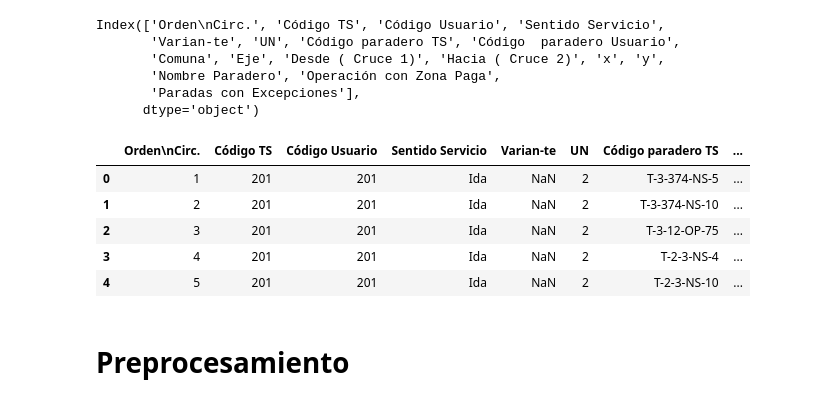
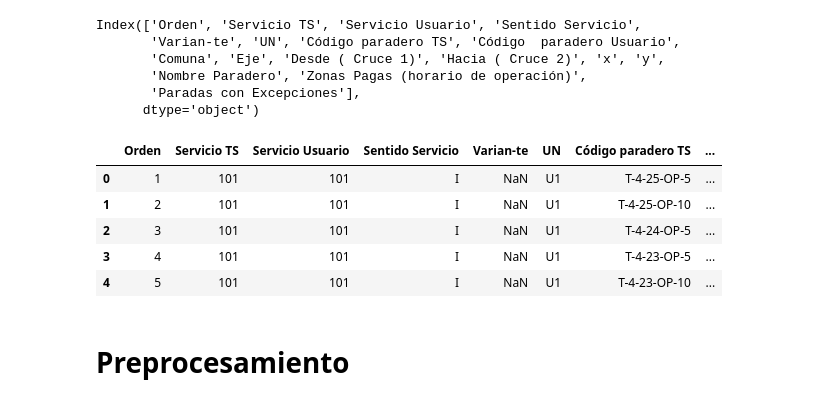
Before and after one commit to joaquincarreno/BusY, a Jupyter notebook: notebooks/02_exploration_paraderos.ipynb, the cells around one changed output. Saved outputs shown, nothing was run; the diff lists cells and outputs as text; code cells hidden in the pictures.

```diff
--- a/notebooks/02_exploration_paraderos.ipynb
+++ b/notebooks/02_exploration_paraderos.ipynb
@@ -1,30 +1,31 @@
 # %%
 import numpy as np
 import pandas as pd
 import geopandas as gpd
 import dask.dataframe as dd
 from pathlib import Path
 
 DATA_DIR = Path('../backend/api/data')
 RAW_DATA = DATA_DIR / 'raw'
 PROCESSED_DATA = DATA_DIR / 'processed'
 INFOBUSES = RAW_DATA / 'buses'
 
-df = pd.read_excel(RAW_DATA / 'paraderos_2018-1.xlsx', dtype={'Código TS': str})
+df = pd.read_excel(RAW_DATA / 'paraderos-2018-04-07.xlsx', dtype={'Orden': int, 'Servicio TS': str, 'Variante': str, 'Sentido Servicio': str})
+
 print(df.columns)
 df.head()
 # %% [output]
-Index(['Orden\nCirc.', 'Código TS', 'Código Usuario', 'Sentido Servicio',
+Index(['Orden', 'Servicio TS', 'Servicio Usuario', 'Sentido Servicio',
        'Varian-te', 'UN', 'Código paradero TS', 'Código  paradero Usuario',
        'Comuna', 'Eje', 'Desde ( Cruce 1)', 'Hacia ( Cruce 2)', 'x', 'y',
-       'Nombre Paradero', 'Operación con Zona Paga',
+       'Nombre Paradero', 'Zonas Pagas (horario de operación)',
        'Paradas con Excepciones'],
       dtype='object')
-|  | Orden\nCirc. | Código TS | Código Usuario | Sentido Servicio | Varian-te | UN | Código paradero TS | ... |
-| 0 | 1 | 201 | 201 | Ida | NaN | 2 | T-3-374-NS-5 | ... |
-| 1 | 2 | 201 | 201 | Ida | NaN | 2 | T-3-374-NS-10 | ... |
-| 2 | 3 | 201 | 201 | Ida | NaN | 2 | T-3-12-OP-75 | ... |
-| 3 | 4 | 201 | 201 | Ida | NaN | 2 | T-2-3-NS-4 | ... |
-| 4 | 5 | 201 | 201 | Ida | NaN | 2 | T-2-3-NS-10 | ... |
+|  | Orden | Servicio TS | Servicio Usuario | Sentido Servicio | Varian-te | UN | Código paradero TS | ... |
+| 0 | 1 | 101 | 101 | I | NaN | U1 | T-4-25-OP-5 | ... |
+| 1 | 2 | 101 | 101 | I | NaN | U1 | T-4-25-OP-10 | ... |
+| 2 | 3 | 101 | 101 | I | NaN | U1 | T-4-24-OP-5 | ... |
+| 3 | 4 | 101 | 101 | I | NaN | U1 | T-4-23-OP-5 | ... |
+| 4 | 5 | 101 | 101 | I | NaN | U1 | T-4-23-OP-10 | ... |
 # %% [markdown]
 # Preprocesamiento
```
Also changed, not shown: parts of 17 cells of this notebook, 3 other files.
